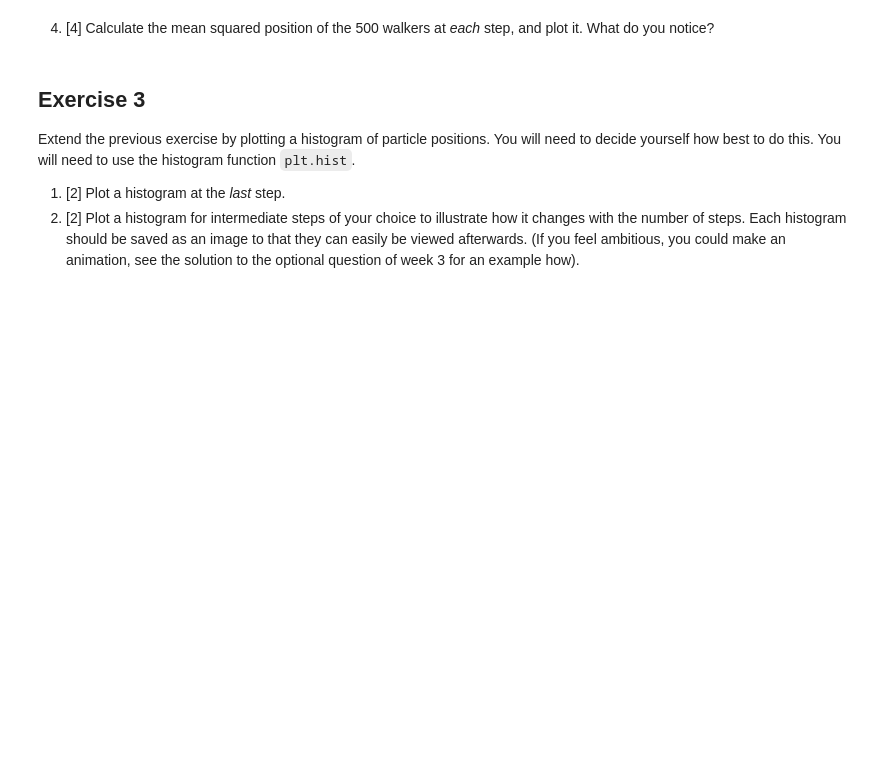
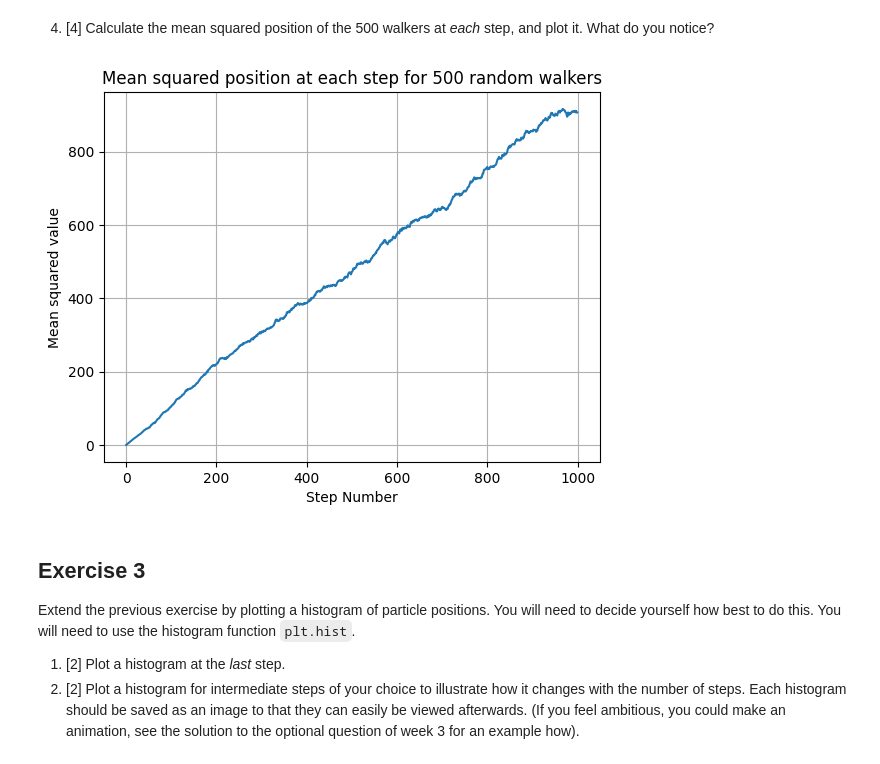
Before and after one commit to PX2145-2025/week-7-b-lowri-nicholls, a Jupyter notebook: Random_walk.ipynb, the cells around one changed output. Saved outputs shown, nothing was run; the diff lists cells and outputs as text; code cells hidden in the pictures; blank space fills up the shorter version.

```diff
--- a/Random_walk.ipynb
+++ b/Random_walk.ipynb
@@ -274,6 +310,19 @@ NameError: name 'a' is not defined
 # %% [markdown]
 4. [4] Calculate the mean squared position of the 500 walkers at _each_ step, and
 plot it. What do you notice?
+# %%
+
+#Defining mean squared position
+#Finding the mean squared for each step for every walker
+#print(np.mean((stepsarray)*(stepsarray),axis=1)) #Mean square value at each step
+plt.plot(np.mean((stepsarray)*(stepsarray),axis=1))
+plt.title('Mean squared position at each step for 500 random walkers')
+plt.xlabel('Step Number')
+plt.ylabel('Mean squared value')
+plt.grid(True)
+plt.show()
+# %% [output]
+[figure, added]
 # %% [markdown]
 ## Exercise 3
 Extend the previous exercise by plotting a histogram of particle positions. You will need to decide yourself how best to do this. You will need to use the histogram function `plt.hist`.
```
Also changed, not shown: parts of 6 cells of this notebook.
